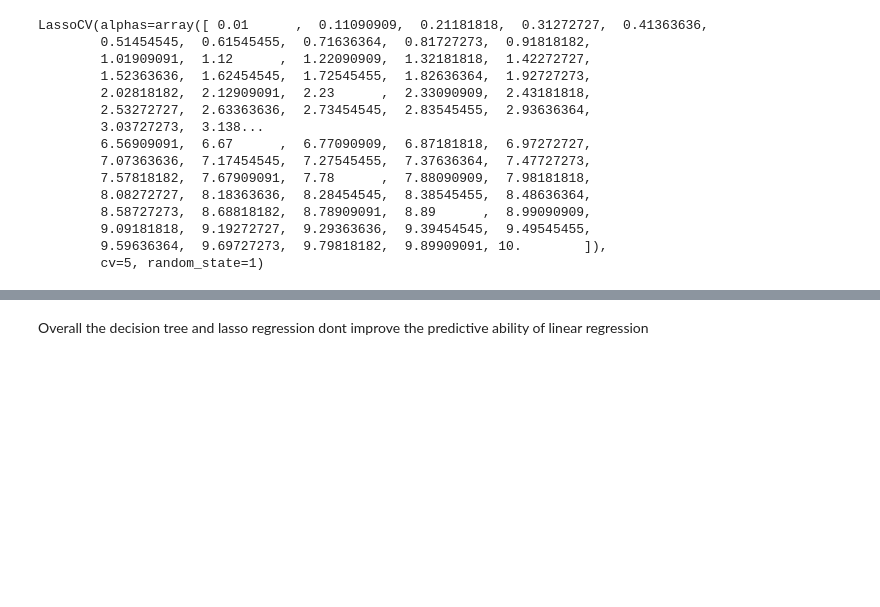
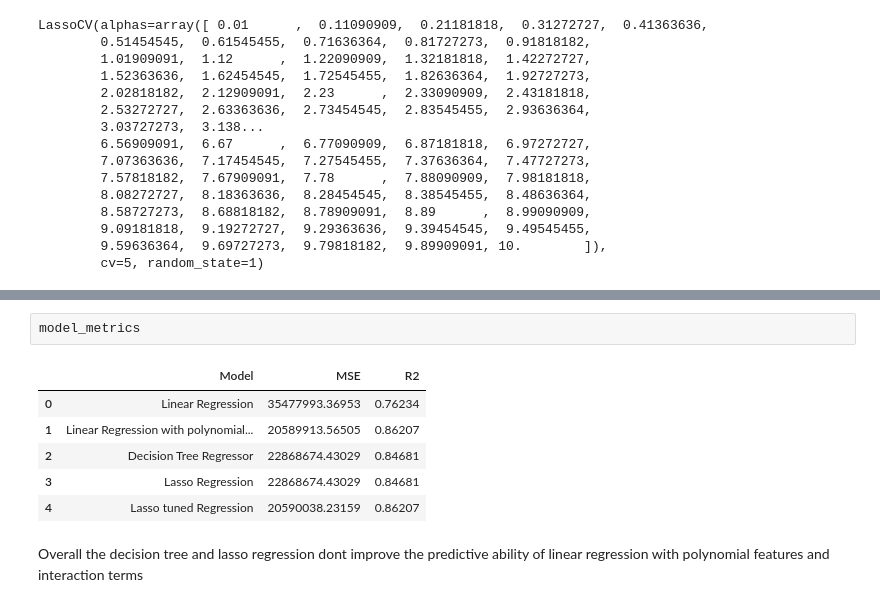
Before and after one commit to aposs1917/Medical-insurance-payout, a Jupyter notebook: medical insurance payout.ipynb, the cells around one changed output, grey strips where cells are left out. Saved outputs shown, nothing was run; the diff lists cells and outputs as text; blank space fills up the shorter version.

```diff
--- a/medical insurance payout.ipynb
+++ b/medical insurance payout.ipynb
@@ -333,2 +368,11 @@ R² Score: 0.8620716103216102
+# %%
+model_metrics
+# %% [output]
+|  | Model | MSE | R2 |
+| 0 | Linear Regression | 35477993.36953 | 0.76234 |
+| 1 | Linear Regression with polynomial... | 20589913.56505 | 0.86207 |
+| 2 | Decision Tree Regressor | 22868674.43029 | 0.84681 |
+| 3 | Lasso Regression | 22868674.43029 | 0.84681 |
+| 4 | Lasso tuned Regression | 20590038.23159 | 0.86207 |
 # %% [markdown]
- Overall the decision tree and lasso regression dont improve the predictive ability of linear regression
+ Overall the decision tree and lasso regression dont improve the predictive ability of linear regression with polynomial features and interaction terms
```
Also changed, not shown: parts of 11 cells of this notebook.
